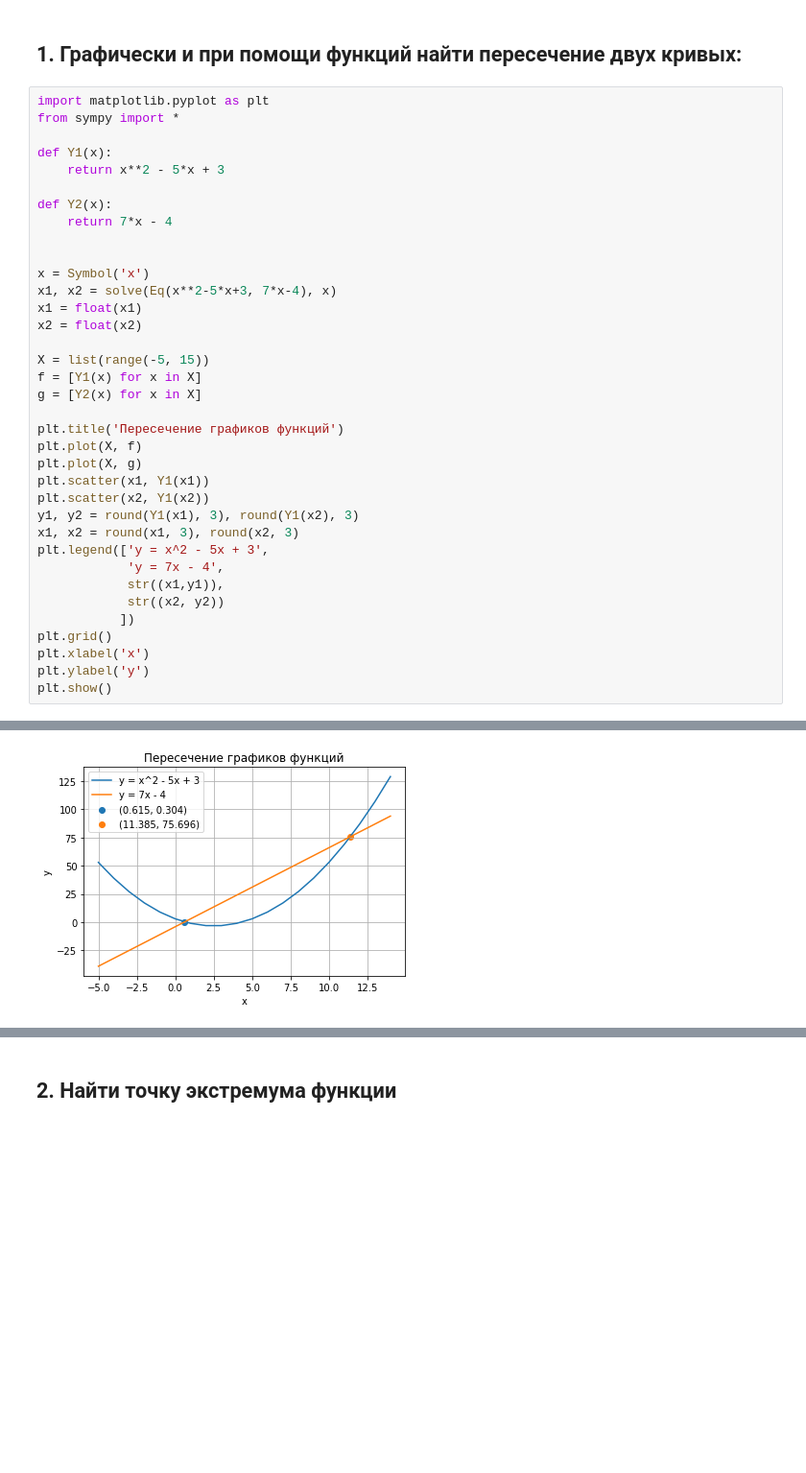
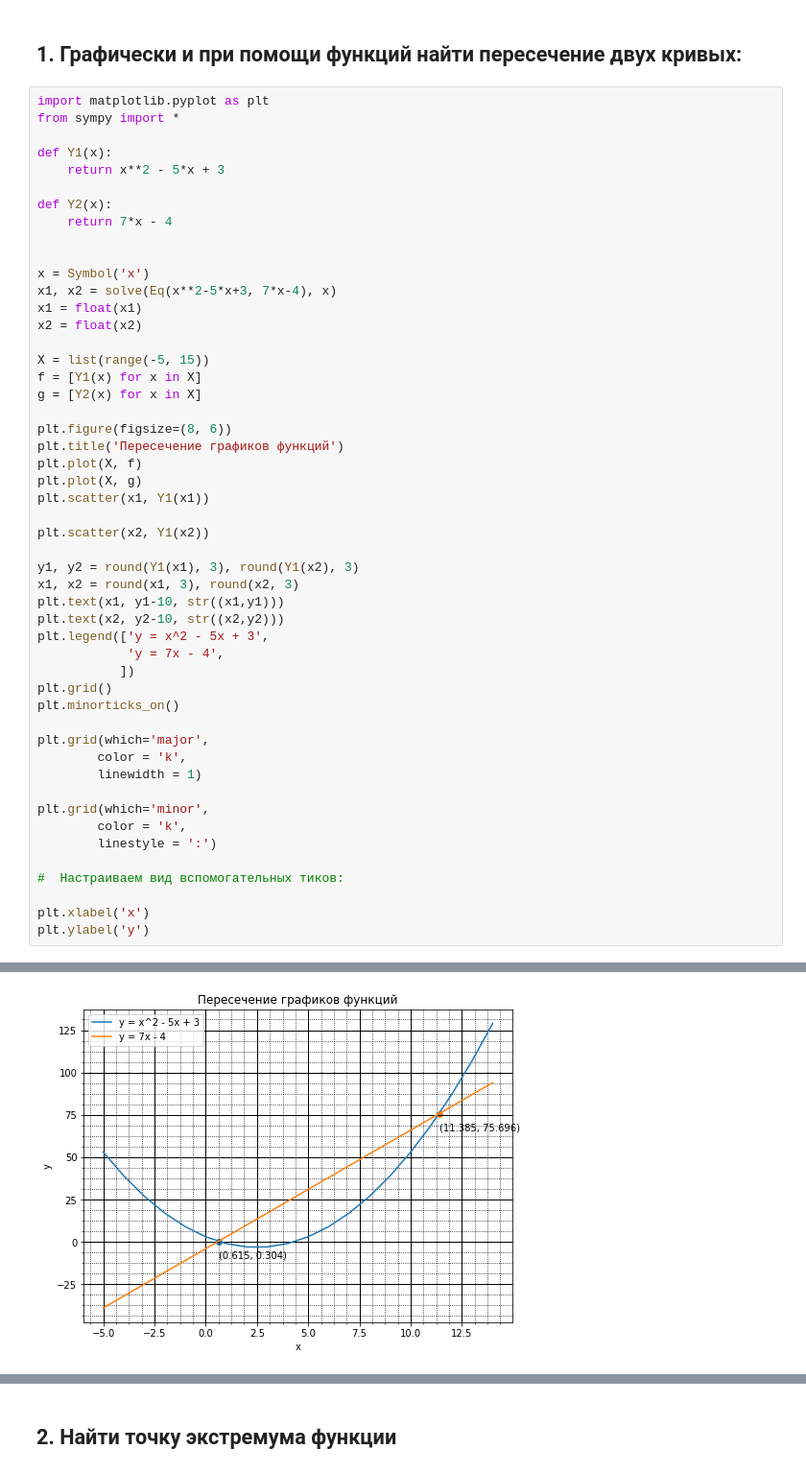
Before and after one commit to kandrewkov/TIPS, a Jupyter notebook: lab1.ipynb, the cells around one changed output, grey strips where cells are left out. Shown at 96% size. Drawn from its saved outputs; the diff is of its cells as text; blank space fills up the shorter version.

```diff
--- a/lab1.ipynb
+++ b/lab1.ipynb
@@ -23,20 +23,34 @@ X = list(range(-5, 15))
 f = [Y1(x) for x in X]
 g = [Y2(x) for x in X]
 
+plt.figure(figsize=(8, 6))
 plt.title('Пересечение графиков функций')
 plt.plot(X, f)
 plt.plot(X, g)
 plt.scatter(x1, Y1(x1))
+
 plt.scatter(x2, Y1(x2))
+
 y1, y2 = round(Y1(x1), 3), round(Y1(x2), 3)
 x1, x2 = round(x1, 3), round(x2, 3)
+plt.text(x1, y1-10, str((x1,y1)))
+plt.text(x2, y2-10, str((x2,y2)))
 plt.legend(['y = x^2 - 5x + 3',
             'y = 7x - 4',
-            str((x1,y1)),
-            str((x2, y2))
            ])
 plt.grid()
+plt.minorticks_on()
+
+plt.grid(which='major',
+        color = 'k',
+        linewidth = 1)
+
+plt.grid(which='minor',
+        color = 'k',
+        linestyle = ':')
+
+#  Настраиваем вид вспомогательных тиков:
+
 plt.xlabel('x')
 plt.ylabel('y')
-plt.show()
 # %% [output]
@@ -43 +58 @@ plt.show()
-[figure, old version]
+[figure, new version]
```
Also changed, not shown: parts of 6 cells of this notebook.
